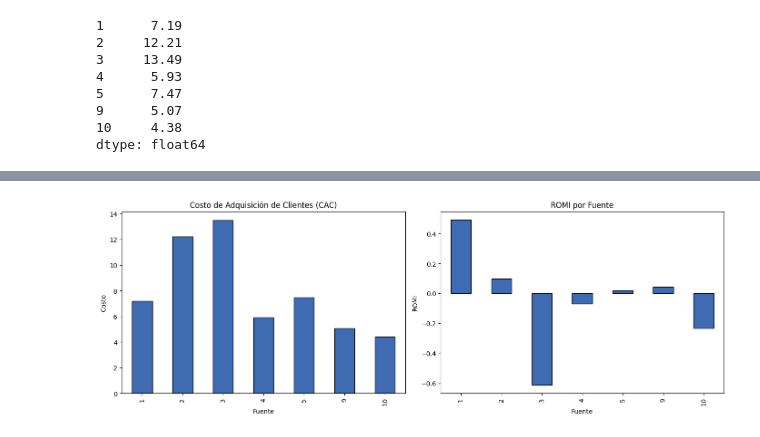
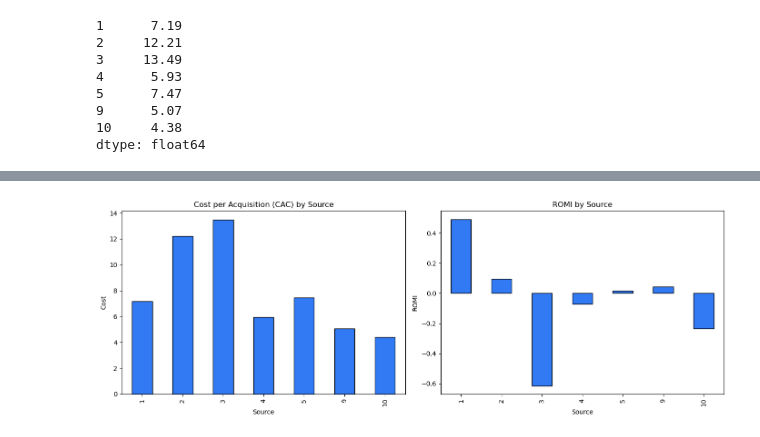
Before and after one commit to reytaquito/marketing-analytics, a Jupyter notebook: Notebook.ipynb, the cells around one changed output, grey strips where cells are left out. Drawn from its saved outputs; the diff is of its cells as text; code cells hidden in the pictures.

```diff
--- a/Notebook.ipynb
+++ b/Notebook.ipynb
@@ -439,0 +31,4 @@ LTV promedio: $6.90
+# %%
+visits = pd.read_csv('Datasets/visits_log_us.csv')
+orders = pd.read_csv('Datasets/orders_log_us.csv')
+costs = pd.read_csv('Datasets/costs_us.csv')
@@ -619,18 +517,18 @@ Muy completo tu bloque de marketing: calculaste correctamente los costos por fue
 # %%
-#graficar
+
 fig, ax = plt.subplots(1, 2, figsize=(14, 5))
 
-cac.plot(kind='bar', ax=ax[0], edgecolor='black', color='#3f6bb2')
-ax[0].set_title('Costo de Adquisición de Clientes (CAC)')
-ax[0].set_xlabel('Fuente')
-ax[0].set_ylabel('Costo')
+cac.plot(kind='bar', ax=ax[0], edgecolor='black', color='#317af4')
+ax[0].set_title('Cost per Acquisition (CAC) by Source')
+ax[0].set_xlabel('Source')
+ax[0].set_ylabel('Cost')
 
-romi.plot(kind='bar', ax=ax[1], edgecolor='black', color="#3f6bb2")
-ax[1].set_title('ROMI por Fuente')
-ax[1].set_xlabel('Fuente')
+romi.plot(kind='bar', ax=ax[1], edgecolor='black', color="#317af4")
+ax[1].set_title('ROMI by Source')
+ax[1].set_xlabel('Source')
 ax[1].set_ylabel('ROMI')
 
 plt.tight_layout()
 plt.show()
 # %% [output]
-[figure, old version]
+[figure, new version]
```
Also changed, not shown: parts of 109 cells of this notebook.
